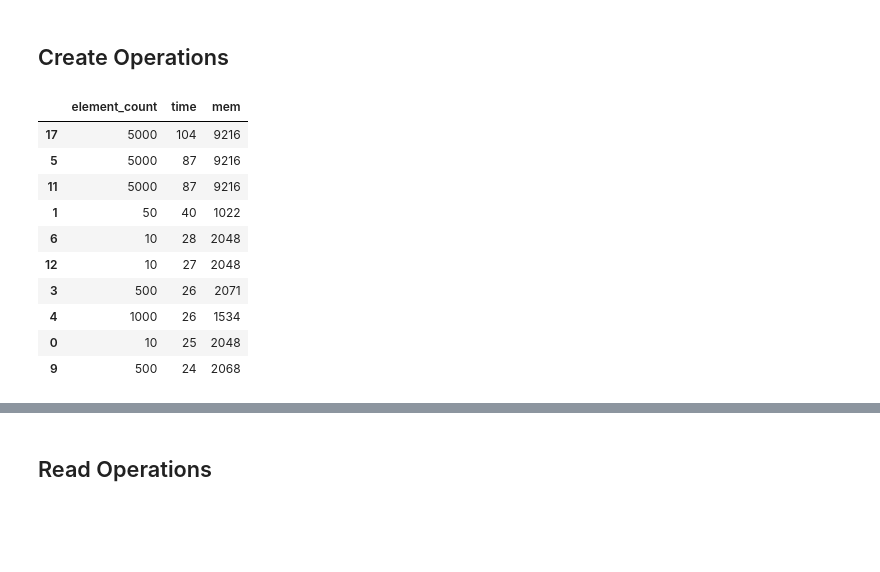
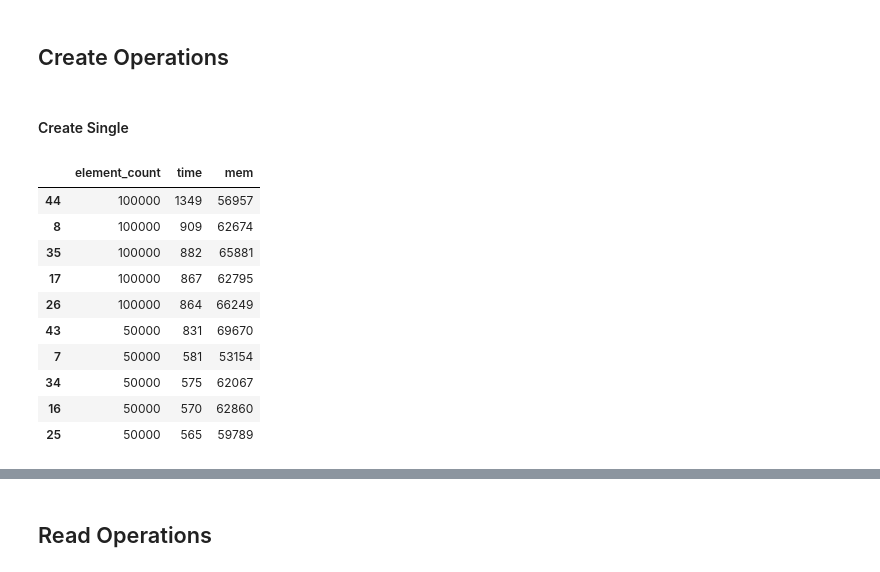
Before and after one commit to geodes-sms/NeoModelingFramework, a Jupyter notebook: ECMFA-2026-Evaluation/analysis/results-analysis.ipynb, the cells around one changed output, grey strips where cells are left out. Drawn from its saved outputs; the diff is of its cells as text; code cells hidden in the pictures; blank space fills up the shorter version.

```diff
--- a/ECMFA-2026-Evaluation/analysis/results-analysis.ipynb
+++ b/ECMFA-2026-Evaluation/analysis/results-analysis.ipynb
@@ -565,29 +565,31 @@ plt.show()
 # RQ2 Analysis (CRUD operations)
 # %% [markdown]
 ## Create Operations
+# %% [markdown]
+#### Create Single
 # %%
 import pandas as pd
 import glob
 
 # Find all CreateSingle_run_*.csv files
-create_run_files = glob.glob('../results/RQ2/CreateSingle_run_*.csv')
+create_run_files = glob.glob('../results/RQ2/CreateSingle/CreateSingle_run_*.csv')
 
 # Load and concatenate all runs
 create_runs = pd.concat([pd.read_csv(f) for f in create_run_files], ignore_index=True)
 
 ordered_create_runs = create_runs.sort_values('time',ascending=False)
 
 ordered_create_runs.head(10)
 # %% [output]
 |  | element_count | time | mem |
-| 17 | 5000 | 104 | 9216 |
-| 5 | 5000 | 87 | 9216 |
-| 11 | 5000 | 87 | 9216 |
-| 1 | 50 | 40 | 1022 |
-| 6 | 10 | 28 | 2048 |
-| 12 | 10 | 27 | 2048 |
-| 3 | 500 | 26 | 2071 |
-| 4 | 1000 | 26 | 1534 |
-| 0 | 10 | 25 | 2048 |
-| 9 | 500 | 24 | 2068 |
+| 44 | 100000 | 1349 | 56957 |
+| 8 | 100000 | 909 | 62674 |
+| 35 | 100000 | 882 | 65881 |
+| 17 | 100000 | 867 | 62795 |
+| 26 | 100000 | 864 | 66249 |
+| 43 | 50000 | 831 | 69670 |
+| 7 | 50000 | 581 | 53154 |
+| 34 | 50000 | 575 | 62067 |
+| 16 | 50000 | 570 | 62860 |
+| 25 | 50000 | 565 | 59789 |
 # %%
```
Also changed, not shown: parts of 38 cells of this notebook, 53 other files.
